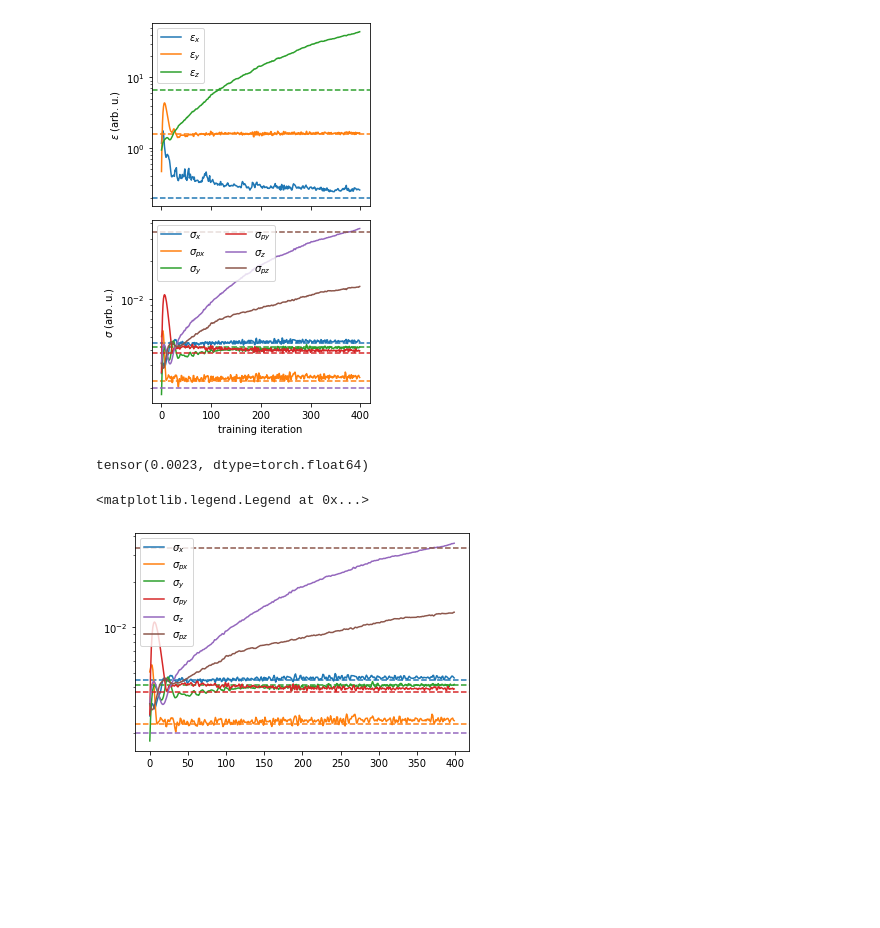
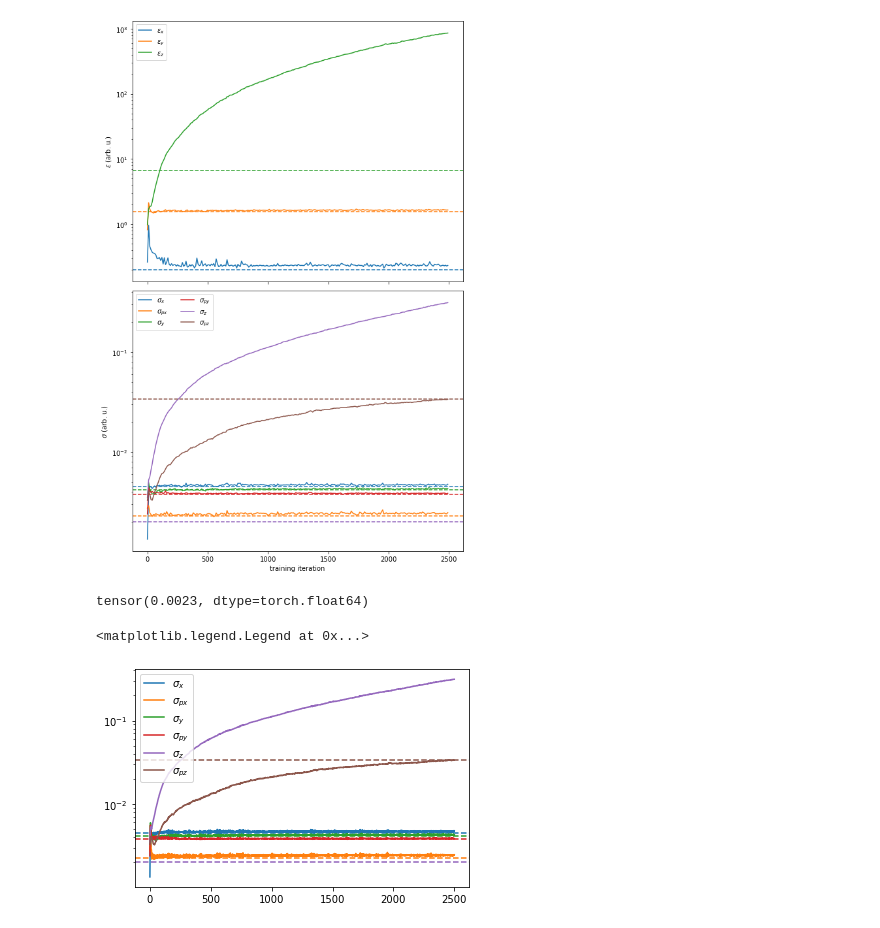
Before and after one commit to roussel-ryan/gpsr, a Jupyter notebook: modeling_experiments/max_entropy/analysis_convergence.ipynb, the cells around one changed output. Cells and saved outputs as stored; diff of their text form; code cells hidden in the pictures; blank space fills up the shorter version.

Commit message:
long term fitting of synthetic model

```diff
--- a/modeling_experiments/max_entropy/analysis_convergence.ipynb
+++ b/modeling_experiments/max_entropy/analysis_convergence.ipynb
@@ -2,7 +2,7 @@
 import torch
 import matplotlib.pyplot as plt
 
-data = torch.load("alpha_1e-3/loss_log.pt")
+data = torch.load("tracking_long/loss_log.pt")
 
 
 folder = "../../test_case_4/"
@@ -18,7 +18,7 @@ defaults = {
 gt_initial_beam = Beam(gt_initial_beam, **defaults)
 # %%
 # get predicted covariances
-cov = torch.cat([ele[-1].unsqueeze(0) for ele in data[::10]])
+cov = torch.cat([ele[-1].unsqueeze(0) for ele in data[::4]])
 
 # get gt cov
 gt_cov = torch.cov(gt_initial_beam.data.T)
@@ -32,37 +32,39 @@ for i in range(3):
 # plot emit_x
 emits = []
 for i in range(3):
     g = i*2
     emits.append(torch.det(cov[:, g:g+2,g:g+2]).sqrt())
 
 fig,(ax, ax2) = plt.subplots(2,1, sharex="all")
-fig.set_size_inches(4,6)
+fig.set_size_inches(8,12)
 labels = ["x", "y", "z"]
 mean_energy = 10
 scale = 1e6
+idx = slice(0, len(emits[0]), 10)
+t = torch.arange(len(emits[0]))[idx]
 for i in range(3):
-    ax.semilogy(emits[i].cpu().detach() * scale / mean_energy,
+    ax.semilogy(t, emits[i].cpu().detach()[idx] * scale / mean_energy,
                 label=f"$\epsilon_{labels[i]}$",
                 c=f"C{i}")
     ax.axhline(gt_emits[i].cpu().detach() * scale / mean_energy,ls='--',c=f"C{i}")
 
 sigmas = []
 labels = ["x", "px", "y", "py", "z", "pz"]
 for i in range(6):
     sigmas.append(cov[:,i,i].sqrt())
-    ax2.semilogy(sigmas[-1].cpu().detach(),label=f"$\sigma_{{{labels[i]}}}$",
+    ax2.semilogy(t, sigmas[-1].cpu().detach()[idx],label=f"$\sigma_{{{labels[i]}}}$",
                 c=f"C{i}")
     ax2.axhline(gt_rms[i].sqrt(), ls='--', c=f"C{i}")
 
 ax.set_ylabel("$\epsilon$ (arb. u.)")
 ax2.set_ylabel("$\sigma$ (arb. u.)")
 ax2.set_xlabel("training iteration")
 ax.legend()
 ax2.legend(ncol=2, loc=2)
 fig.tight_layout()
 fig.savefig("convergence.svg")
 # %% [output]
-[figure, old version]
+[figure, new version]
 # %%
 sigmas = []
 fig,ax = plt.subplots()
@@ -78,4 +80,4 @@ ax.legend()
 # %% [output]
 tensor(0.0023, dtype=torch.float64)
 <matplotlib.legend.Legend at 0x...>
-[figure, old version]
+[figure, new version]
```
Also changed, not shown: 6 other files.
